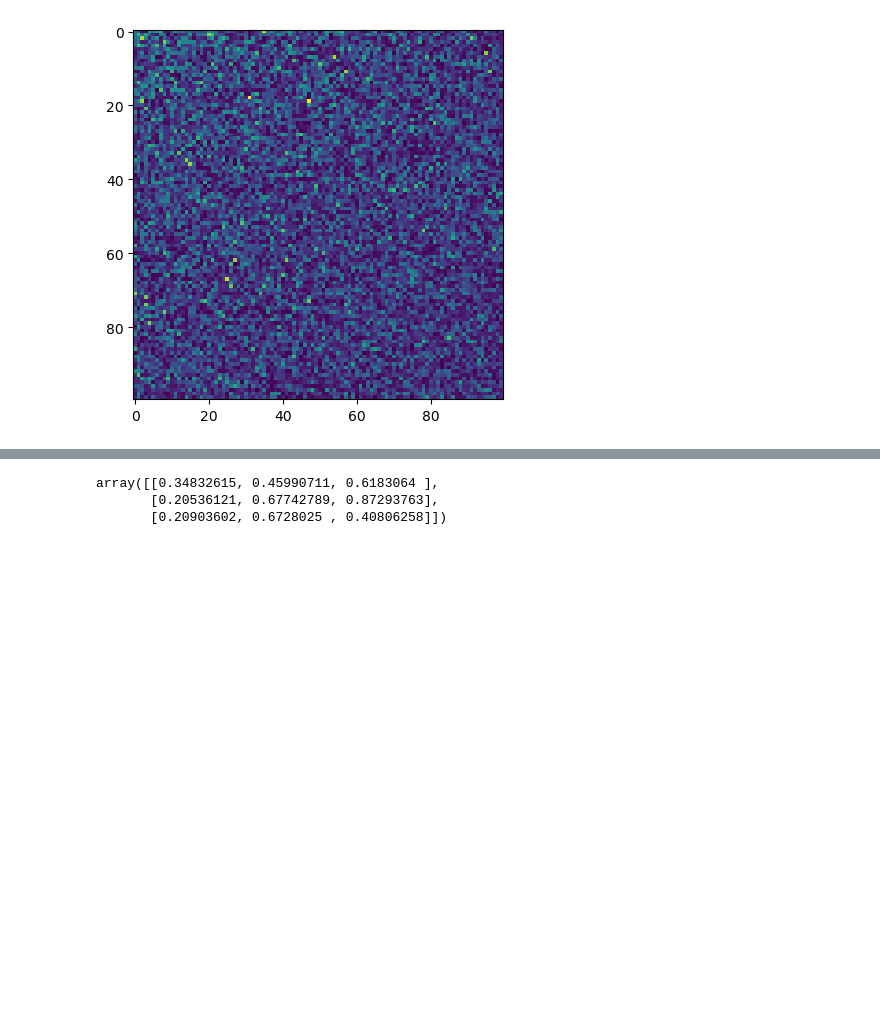
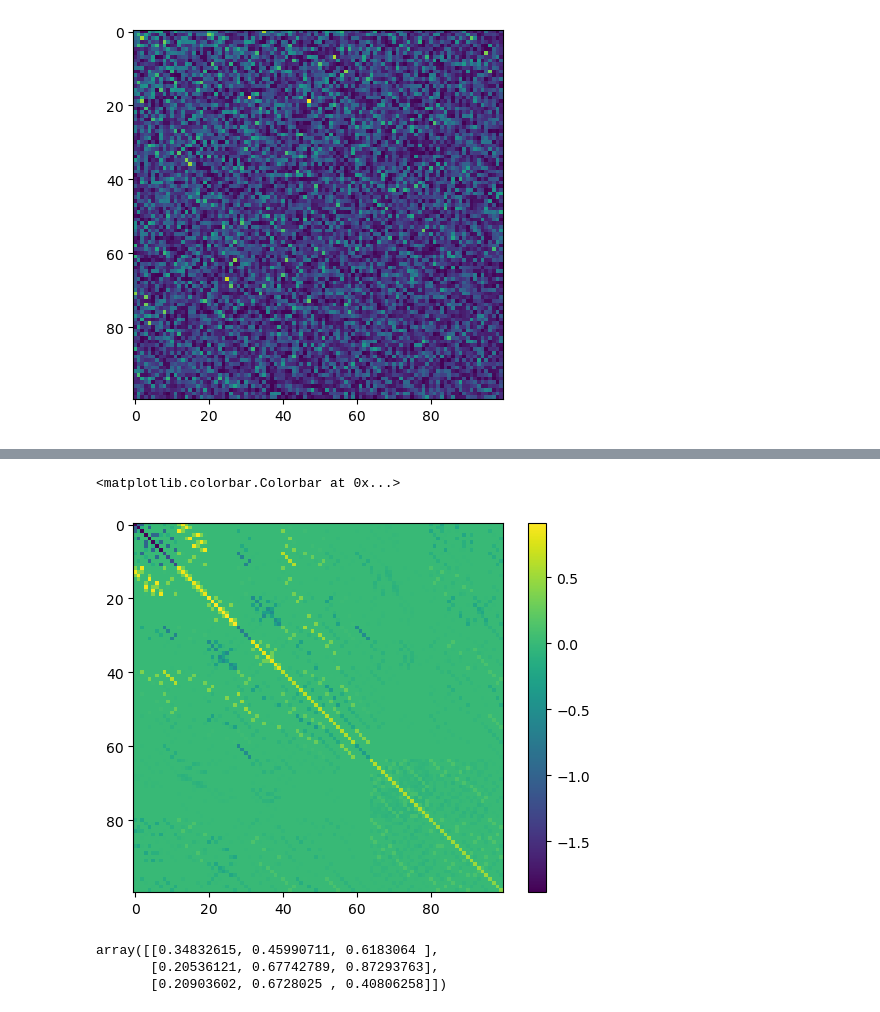
Before and after one commit to JoostHMPrins/ngo, a Jupyter notebook: developnotebooks/permutationmatrices.ipynb, the cells around one changed output, grey strips where cells are left out. Saved outputs shown, nothing was run; the diff lists cells and outputs as text; code cells hidden in the pictures; blank space fills up the shorter version.

```diff
--- a/developnotebooks/permutationmatrices.ipynb
+++ b/developnotebooks/permutationmatrices.ipynb
@@ -28,18 +28,18 @@ class PermutationMatrixGenerator:
         # permuted_matrices = permuted_matrices[:,col_indices,:]
         # permuted_matrices = permuted_matrices[:,:,row_indices]
 
-        return permuted_matrices
+        return permuted_matrices, P_c, P_r
 
 # Example usage
-m = 100  # Dimension of the square matrices
-batch_size = 10000  # Number of matrices in the batch
+m = 5  # Dimension of the square matrices
+batch_size = 1 # Number of matrices in the batch
 
 # Create a batch of random matrices
 batch_matrices = torch.randn(batch_size, m, m)
 
 # Initialize and use the PermutationMatrixBatch class
 PMG = PermutationMatrixGenerator(m)
-permuted_matrices = PMG.get_permutation_matrices(batch_matrices)
+permuted_matrices, P_c, P_r = PMG.get_permutation_matrices(batch_matrices)
 
 # print("Row permutation matrices:")
 # print(row_perm_matrices)
@@ -277,5 +507,9 @@ tensor([[1.2083, 1.0681, 0.9560, 0.9126]])
 # %%
-import numpy as np
+plt.imshow(sorted_matrices[0])
+plt.colorbar()
+# %% [output]
+<matplotlib.colorbar.Colorbar at 0x...>
+[figure, added]
 # %%
 A = np.random.uniform(size=(3,3))
 A
```
Also changed, not shown: parts of 23 cells of this notebook.
